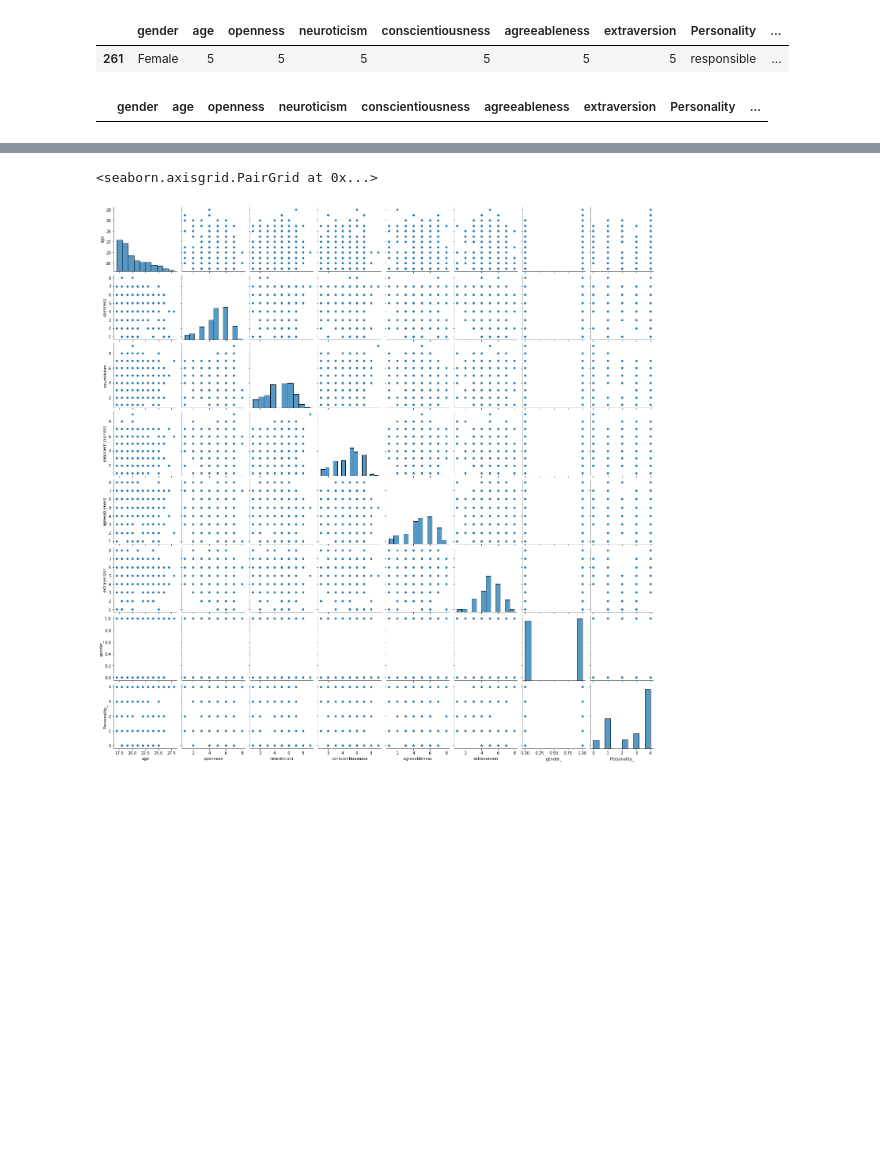
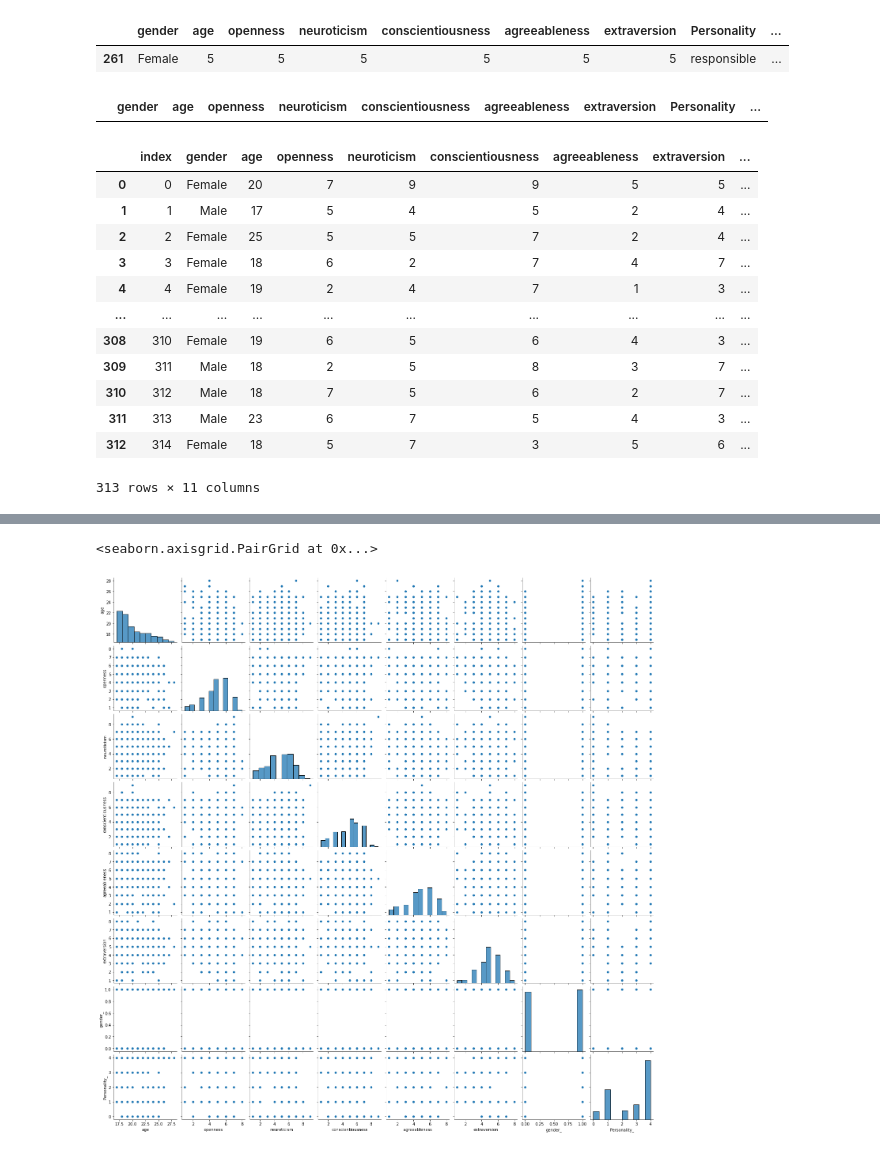
Before and after one commit to ahmetyasintat/PersonalityMlApp, a Jupyter notebook: psyc.ipynb, the cells around one changed output, grey strips where cells are left out. Drawn from its saved outputs; the diff is of its cells as text; code cells hidden in the pictures; blank space fills up the shorter version.

```diff
--- a/psyc.ipynb
+++ b/psyc.ipynb
@@ -182,3 +188,19 @@ df[df["age"]==5]
+# %%
+df
+# %% [output]
+|  | index | gender | age | openness | neuroticism | conscientiousness | agreeableness | extraversion | ... |
+| 0 | 0 | Female | 20 | 7 | 9 | 9 | 5 | 5 | ... |
+| 1 | 1 | Male | 17 | 5 | 4 | 5 | 2 | 4 | ... |
+| 2 | 2 | Female | 25 | 5 | 5 | 7 | 2 | 4 | ... |
+| 3 | 3 | Female | 18 | 6 | 2 | 7 | 4 | 7 | ... |
+| 4 | 4 | Female | 19 | 2 | 4 | 7 | 1 | 3 | ... |
+| ... | ... | ... | ... | ... | ... | ... | ... | ... | ... |
+| 308 | 310 | Female | 19 | 6 | 5 | 6 | 4 | 3 | ... |
+| 309 | 311 | Male | 18 | 2 | 5 | 8 | 3 | 7 | ... |
+| 310 | 312 | Male | 18 | 7 | 5 | 6 | 2 | 7 | ... |
+| 311 | 313 | Male | 23 | 6 | 7 | 5 | 4 | 3 | ... |
+| 312 | 314 | Female | 18 | 5 | 7 | 3 | 5 | 6 | ... |
+313 rows × 11 columns
 # %%
 df.info()
 # %% [output]
```
Also changed, not shown: parts of 9 cells of this notebook, 2 other files.
